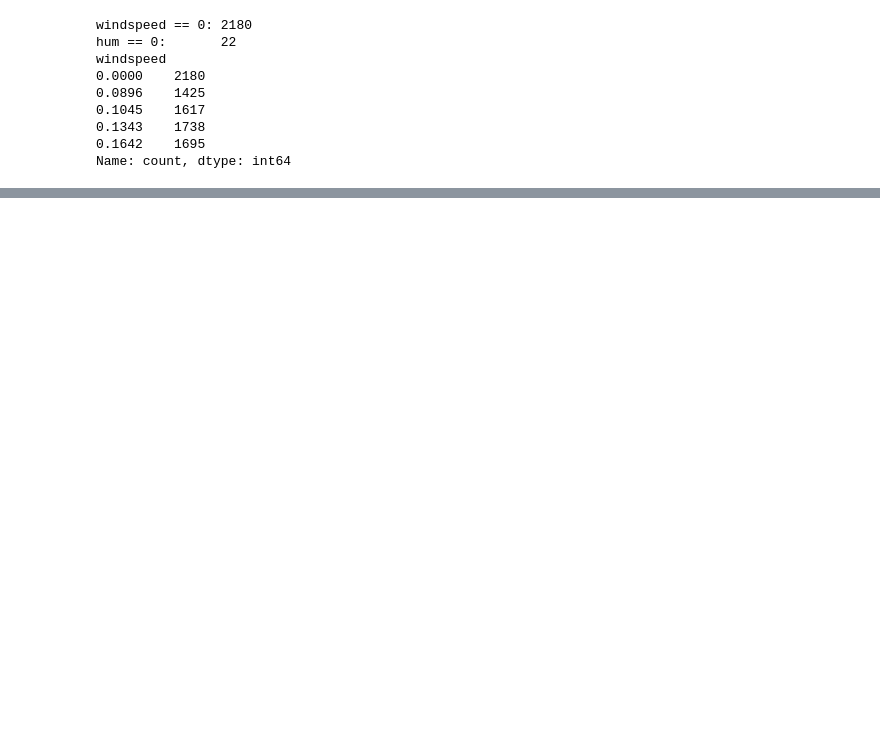
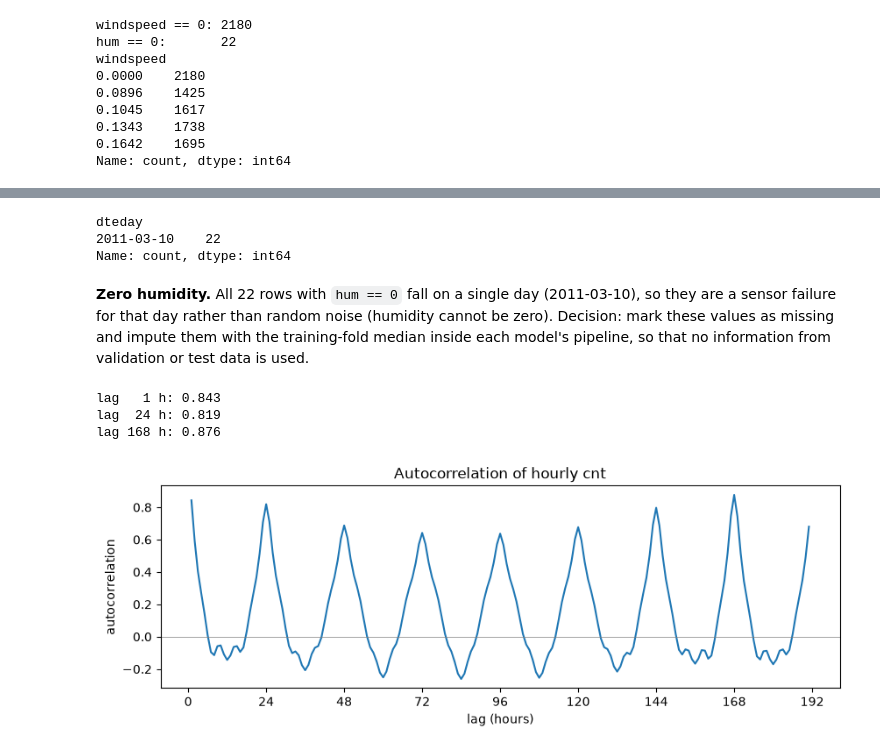
Before and after one commit to gghgfttd/ml-2026-MiniProject, a Jupyter notebook: 01_eda.ipynb, the cells around one changed output, grey strips where cells are left out. Drawn from its saved outputs; the diff is of its cells as text; code cells hidden in the pictures; blank space fills up the shorter version.

Commit message:
deeper analysis, soem solutions on future models training and validation

```diff
--- a/01_eda.ipynb
+++ b/01_eda.ipynb
@@ -273,0 +369,36 @@ Name: count, dtype: int64
+# %%
+print(df.loc[df["hum"] == 0, "dteday"].dt.date.value_counts().sort_index())
+# %% [output]
+dteday
+2011-03-10    22
+Name: count, dtype: int64
+# %% [markdown]
+**Zero humidity.** All 22 rows with `hum == 0` fall on a single day
+(2011-03-10), so they are a sensor failure for that day rather than random
+noise (humidity cannot be zero). Decision: mark these values as missing and
+impute them with the training-fold median inside each model's pipeline, so
+that no information from validation or test data is used.
+# %%
+series = df.set_index("ts")["cnt"].reindex(full_index)
+
+for lag in [1, 24, 168]:
+    print(f"lag {lag:>3} h: {series.autocorr(lag=lag):.3f}")
+# %% [output]
+lag   1 h: 0.843
+lag  24 h: 0.819
+lag 168 h: 0.876
+# %%
+lags = range(1, 24 * 8)
+acf = [series.autocorr(lag=l) for l in lags]
+
+plt.figure(figsize=(10, 3))
+plt.plot(lags, acf)
+plt.axhline(0, color="grey", lw=0.5)
+plt.xticks(range(0, 24 * 8 + 1, 24))
+plt.xlabel("lag (hours)")
+plt.ylabel("autocorrelation")
+plt.title("Autocorrelation of hourly cnt")
+plt.savefig("figures/cnt_autocorrelation.png", dpi=150, bbox_inches="tight")
+plt.show()
+# %% [output]
+[figure, added]
```
Also changed, not shown: parts of 11 cells of this notebook.
